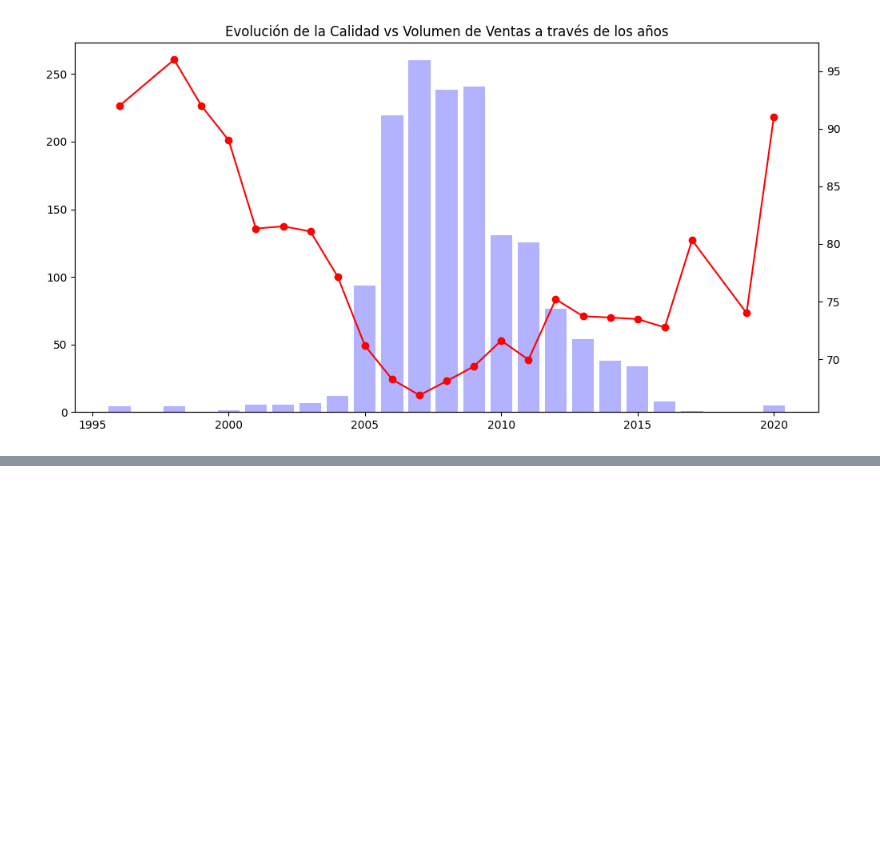
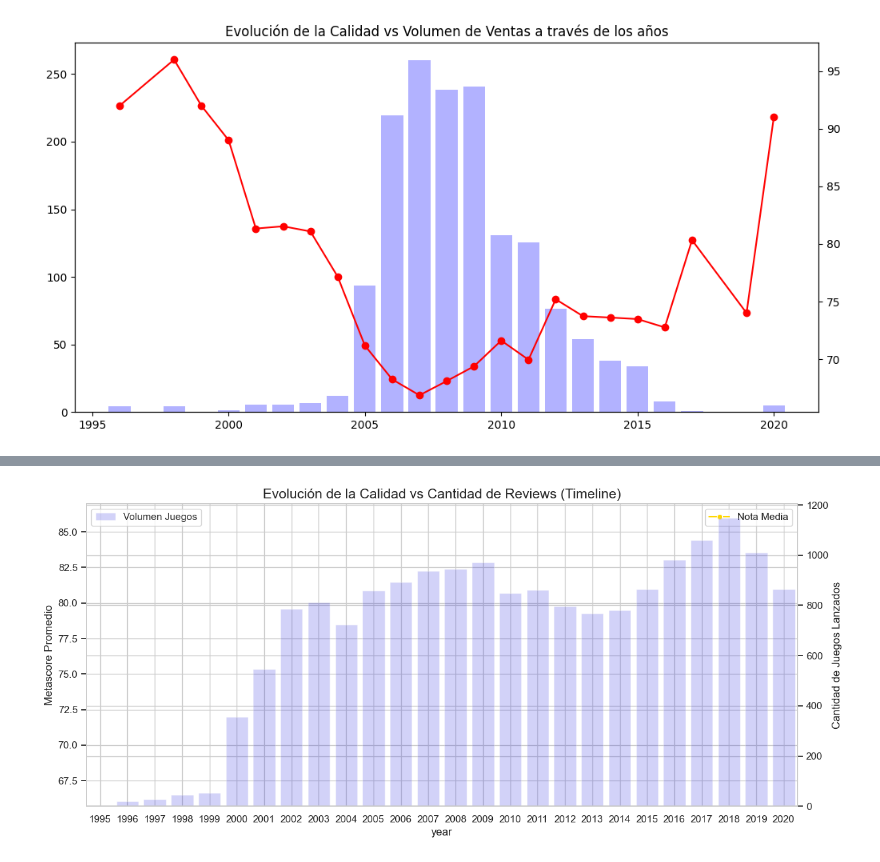
Before and after one commit to danmascarilla/Project_EDA, a Jupyter notebook: src/notebooks/pruebas.ipynb, the cells around one changed output, grey strips where cells are left out. Saved outputs shown, nothing was run; the diff lists cells and outputs as text; code cells hidden in the pictures; blank space fills up the shorter version.

```diff
--- a/src/notebooks/pruebas.ipynb
+++ b/src/notebooks/pruebas.ipynb
@@ -110,3 +110,98 @@ plt.show()
 # %% [output]
 [figure]
 [figure]
+# %%
+import pandas as pd
+import matplotlib.pyplot as plt
+import seaborn as sns
+import numpy as np
+
+# Configuración visual para que los gráficos se vean profesionales
+sns.set_theme(style="whitegrid")
+plt.rcParams['figure.figsize'] = (12, 6)
+
+# --- 1. CARGA DE DATOS CON RUTAS RELATIVAS CORRECTAS ---
+try:
+    df_meta = pd.read_csv('../data/metacritic-games-data.csv')
+    df_sales = pd.read_csv('../data/vgsales.csv')
+    print("¡Archivos cargados con éxito desde ../data/!")
+except FileNotFoundError as e:
+    print(f"Error: No se encontró el archivo. Verifica la ruta. {e}")
+
+# --- 2. PREPARACIÓN Y LIMPIEZA ---
+# Fechas y Años
+df_meta['r-date'] = pd.to_datetime(df_meta['r-date'])
+df_meta['year'] = df_meta['r-date'].dt.year
+
+# Normalización de User Score (Metacritic usa escala 0-10 para usuarios y 0-100 para crítica)
+df_meta['user score'] = pd.to_numeric(df_meta['user score'], errors='coerce')
+df_meta['user_score_100'] = df_meta['user score'] * 10
+
+# Unir datasets para análisis de ventas vs calidad
+# Usamos 'inner' para analizar juegos que tengan tanto nota como datos de venta
+df_combined = pd.merge(df_meta, df_sales, left_on='name', right_on='Name', how='inner')
+
+# --- 3. EVOLUCIÓN TEMPORAL Y LA EDAD DE ORO ---
+df_gold = df_meta.groupby('year')['score'].agg(['mean', 'count']).dropna()
+
+fig, ax1 = plt.subplots(figsize=(14, 6))
+ax2 = ax1.twinx()
+
+sns.lineplot(data=df_gold, x=df_gold.index, y='mean', ax=ax1, color='gold', marker='o', label='Nota Media')
+sns.barplot(data=df_gold, x=df_gold.index, y='count', ax=ax2, alpha=0.2, color='blue', label='Volumen Juegos')
+
+ax1.set_title('Evolución de la Calidad vs Cantidad de Reviews (Timeline)', fontsize=15)
+ax1.set_ylabel('Metascore Promedio')
+ax2.set_ylabel('Cantidad de Juegos Lanzados')
+plt.xticks(rotation=45)
+plt.show()
+
+# --- 4. LOS MÁS POLÉMICOS (BRECHA CRÍTICA VS PÚBLICO) ---
+df_meta['polemic_diff'] = df_meta['score'] - df_meta['user_score_100']
+# Mayor diferencia absoluta
+top_polemicos = df_meta.dropna(subset=['polemic_diff']).copy()
+top_polemicos['abs_diff'] = top_polemicos['polemic_diff'].abs()
+top_10_polemicos = top_polemicos.sort_values('abs_diff', ascending=False).head(10)
+
+plt.figure(figsize=(10, 6))
+sns.barplot(data=top_10_polemicos, x='polemic_diff', y='name', palette='RdBu_r')
+plt.title('Top 10 Juegos más Polémicos\n(Positivo: Prensa > Usuarios | Negativo: Usuarios > Prensa)')
+plt.axvline(0, color='black', lw=1)
+plt.show()
+
+# --- 5. BOXPLOTS POR PLATAFORMA (JOYAS VS BASURA) ---
+# Filtramos las plataformas con más juegos para limpiar el gráfico
+top_platforms = df_meta['platform'].value_counts().nlargest(10).index
+df_boxes = df_meta[df_meta['platform'].isin(top_platforms)]
+
+plt.figure(figsize=(12, 7))
+sns.boxplot(data=df_boxes, x='platform', y='score', palette='Spectral')
+plt.title('Distribución de Calidad por Plataforma: ¿Quién tiene más "Joyas"?')
+plt.xticks(rotation=45)
+plt.show()
+
+# --- 6. FATIGA DE GÉNEROS ---
+# Analizamos la evolución de FPS (Shooter) y Sports
+genres_interest = ['Shooter', 'Sports', 'Action', 'Role-Playing']
+df_fatigue = df_combined[df_combined['Genre'].isin(genres_interest)]
+df_fatigue_pivot = df_fatigue.groupby(['Year', 'Genre'])['score'].mean().unstack()
+
+df_fatigue_pivot.rolling(window=3).mean().plot(figsize=(12, 6), marker='.')
+plt.title('Fatiga de Géneros: ¿Ha bajado la calidad con el tiempo?')
+plt.ylabel('Metascore (Media Móvil 3 años)')
+plt.show()
+
+# --- 7. HEATMAP DE CORRELACIÓN ---
+plt.figure(figsize=(10, 8))
+cols = ['score', 'user_score_100', 'NA_Sales', 'EU_Sales', 'JP_Sales', 'Global_Sales']
+sns.heatmap(df_combined[cols].corr(), annot=True, cmap='YlGnBu', fmt=".2f")
+plt.title('Heatmap de Correlación: Notas vs Ventas Mundiales')
+plt.show()
+
+# --- 8. TENDENCIAS POR PAÍSES ---
+ventas_regionales = df_sales.groupby('Year')[['NA_Sales', 'EU_Sales', 'JP_Sales']].sum().tail(20)
+ventas_regionales.plot(kind='area', stacked=True, alpha=0.6, figsize=(12, 6))
+plt.title('Evolución de Ventas por Región (Últimos 20 años)')
+plt.ylabel('Millones de Unidades')
+plt.show()
+# %% [output]
@@ -112,0 +209 @@ plt.show()
+[figure, added]
```
Also changed, not shown: parts of 1 cell of this notebook.
